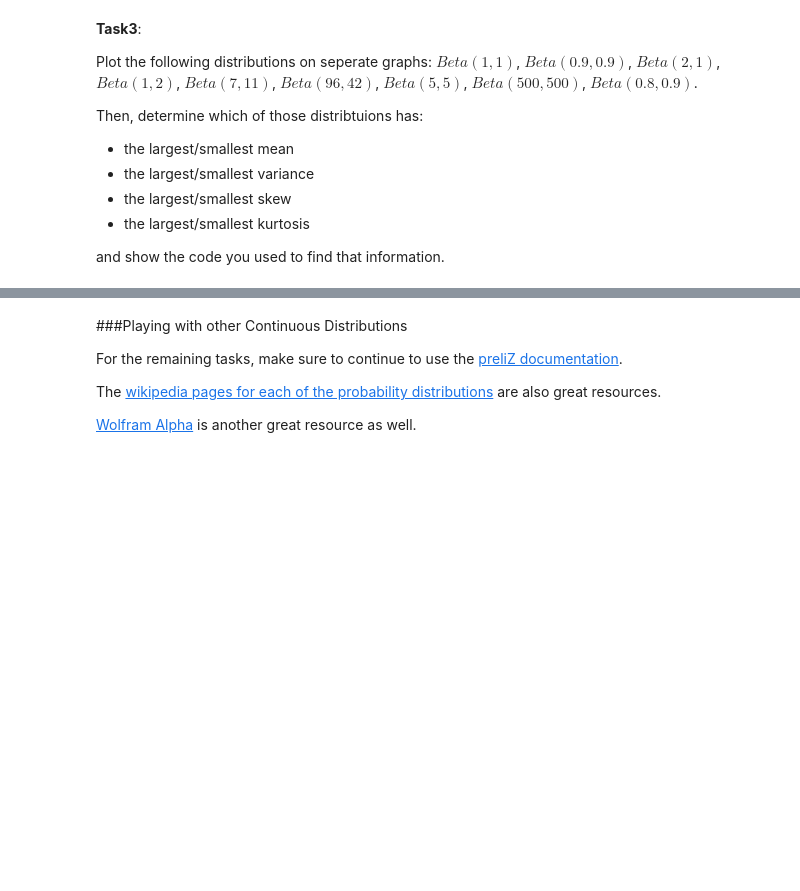
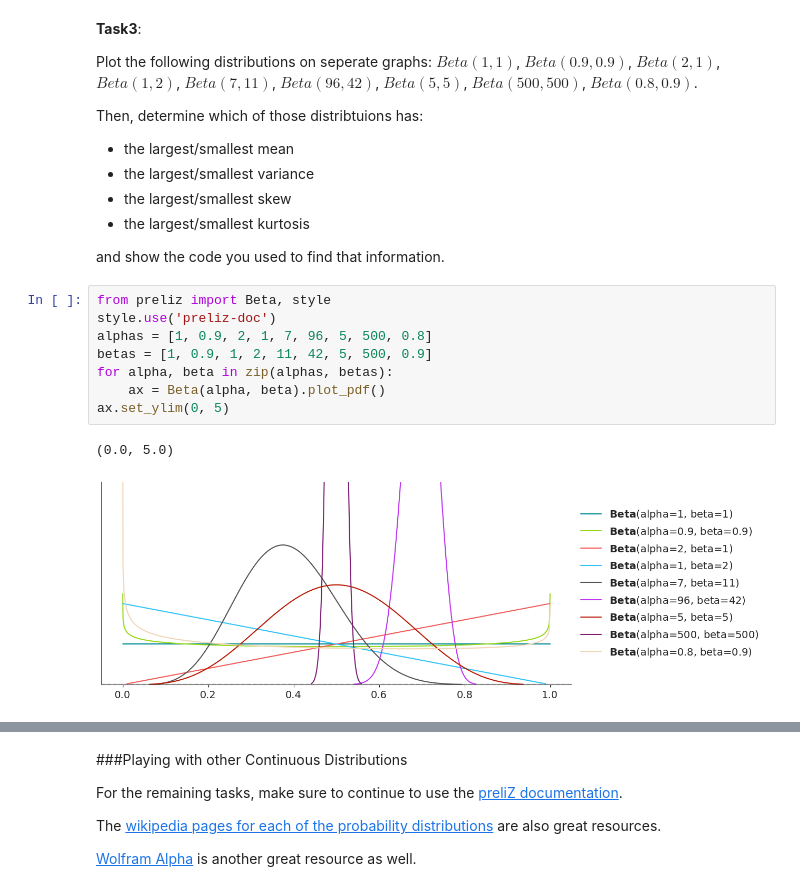
Before and after one commit to eemaansheikh/Data_Science_2025, a Jupyter notebook: EemaanSheikh_Unit3ExercisesSF.ipynb, the cells around one changed output, grey strips where cells are left out. Saved outputs shown, nothing was run; the diff lists cells and outputs as text; blank space fills up the shorter version.

```diff
--- a/EemaanSheikh_Unit3ExercisesSF.ipynb
+++ b/EemaanSheikh_Unit3ExercisesSF.ipynb
@@ -52,3 +86,14 @@ Then, determine which of those distribtuions has:
 - the largest/smallest kurtosis
 
 and show the code you used to find that information.
+# %%
+from preliz import Beta, style
+style.use('preliz-doc')
+alphas = [1, 0.9, 2, 1, 7, 96, 5, 500, 0.8]
+betas = [1, 0.9, 1, 2, 11, 42, 5, 500, 0.9]
+for alpha, beta in zip(alphas, betas):
+    ax = Beta(alpha, beta).plot_pdf()
+ax.set_ylim(0, 5)
+# %% [output]
+(0.0, 5.0)
+[figure, added]
```
Also changed, not shown: parts of 7 cells of this notebook.
